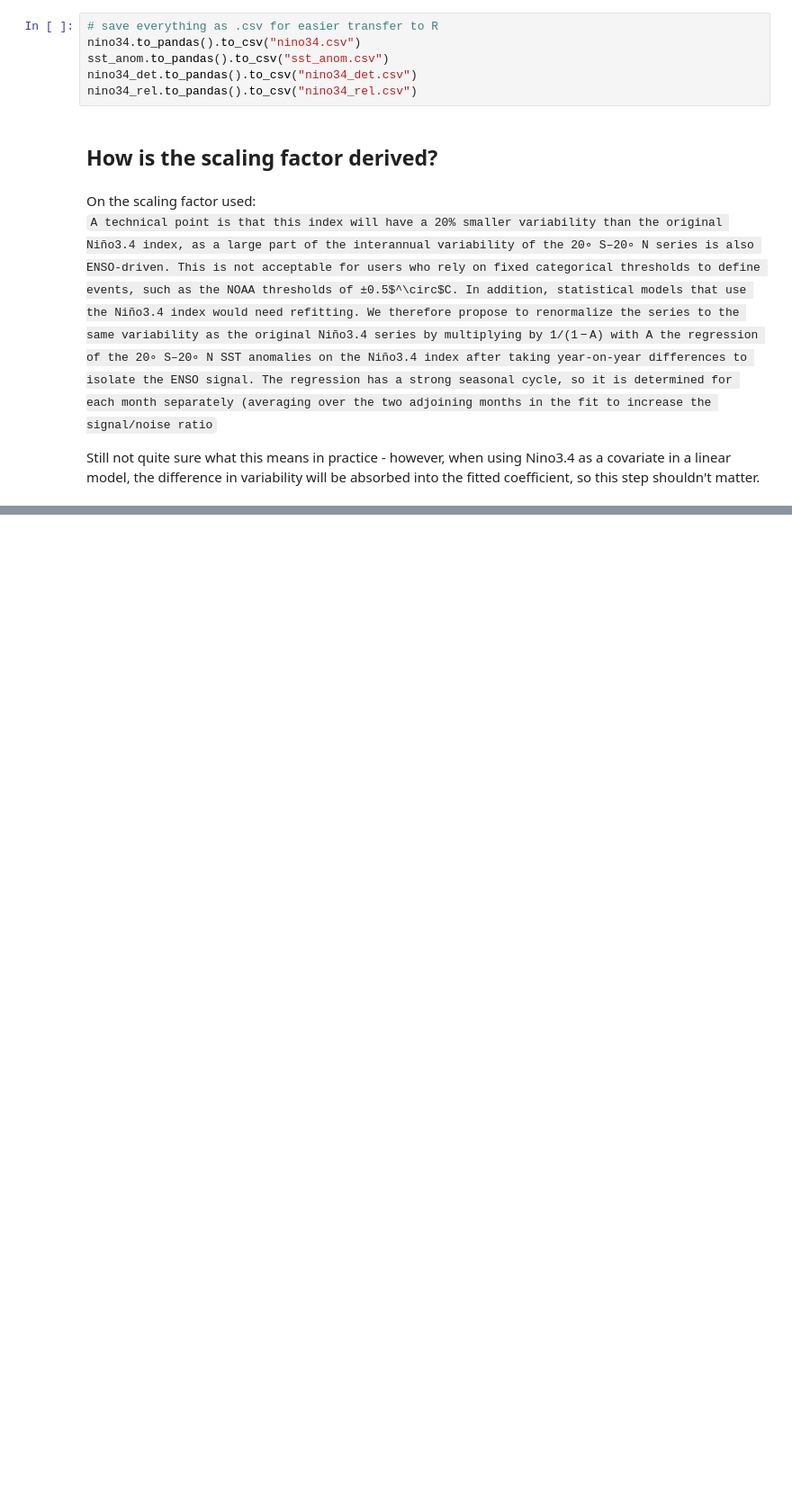
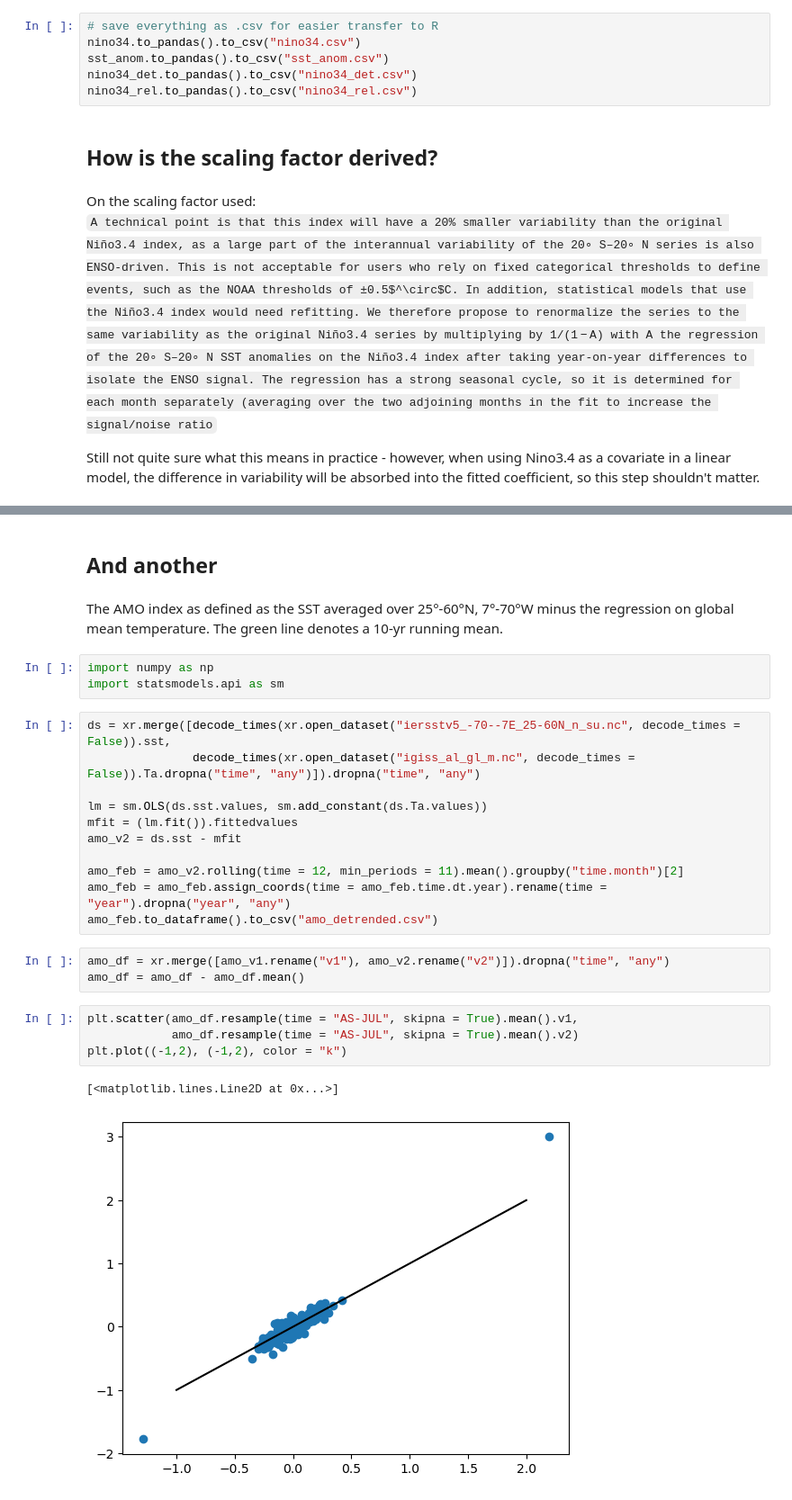
Before and after one commit to clairbarnes/wwa-current, a Jupyter notebook: 10_misc/detrended_nino34/py_nino34_det.ipynb, the cells around one changed output, grey strips where cells are left out. Shown: that part at 90% size. Cells and saved outputs as stored; diff of their text form; blank space fills up the shorter version.

```diff
--- a/10_misc/detrended_nino34/py_nino34_det.ipynb
+++ b/10_misc/detrended_nino34/py_nino34_det.ipynb
@@ -35,0 +57,28 @@ Still not quite sure what this means in practice - however, when using Nino3.4 a
+# %% [markdown]
+## **And another**
+# %% [markdown]
+The AMO index as defined as the SST averaged over 25°-60°N, 7°-70°W minus the regression on global mean temperature. The green line denotes a 10-yr running mean.
+# %%
+import numpy as np
+import statsmodels.api as sm
+# %%
+ds = xr.merge([decode_times(xr.open_dataset("iersstv5_-70--7E_25-60N_n_su.nc", decode_times = False)).sst,
+               decode_times(xr.open_dataset("igiss_al_gl_m.nc", decode_times = False)).Ta.dropna("time", "any")]).dropna("time", "any")
+
+lm = sm.OLS(ds.sst.values, sm.add_constant(ds.Ta.values))
+mfit = (lm.fit()).fittedvalues
+amo_v2 = ds.sst - mfit
+
+amo_feb = amo_v2.rolling(time = 12, min_periods = 11).mean().groupby("time.month")[2]
+amo_feb = amo_feb.assign_coords(time = amo_feb.time.dt.year).rename(time = "year").dropna("year", "any")
+amo_feb.to_dataframe().to_csv("amo_detrended.csv")
+# %%
+amo_df = xr.merge([amo_v1.rename("v1"), amo_v2.rename("v2")]).dropna("time", "any")
+amo_df = amo_df - amo_df.mean()
+# %%
+plt.scatter(amo_df.resample(time = "AS-JUL", skipna = True).mean().v1,
+            amo_df.resample(time = "AS-JUL", skipna = True).mean().v2)
+plt.plot((-1,2), (-1,2), color = "k")
+# %% [output]
+[<matplotlib.lines.Line2D at 0x...>]
+[figure, added]
```
Also changed, not shown: parts of 11 cells of this notebook, 7 other files.
